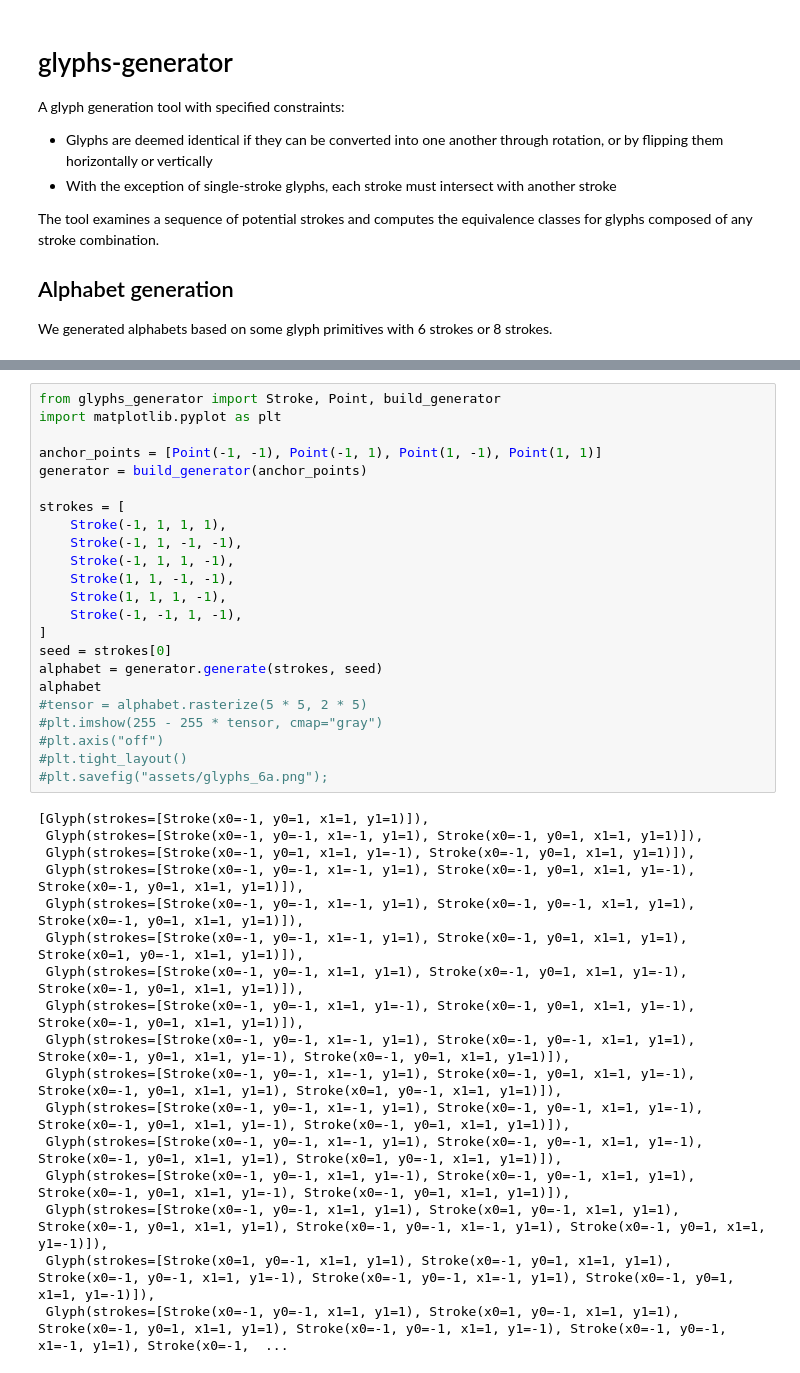
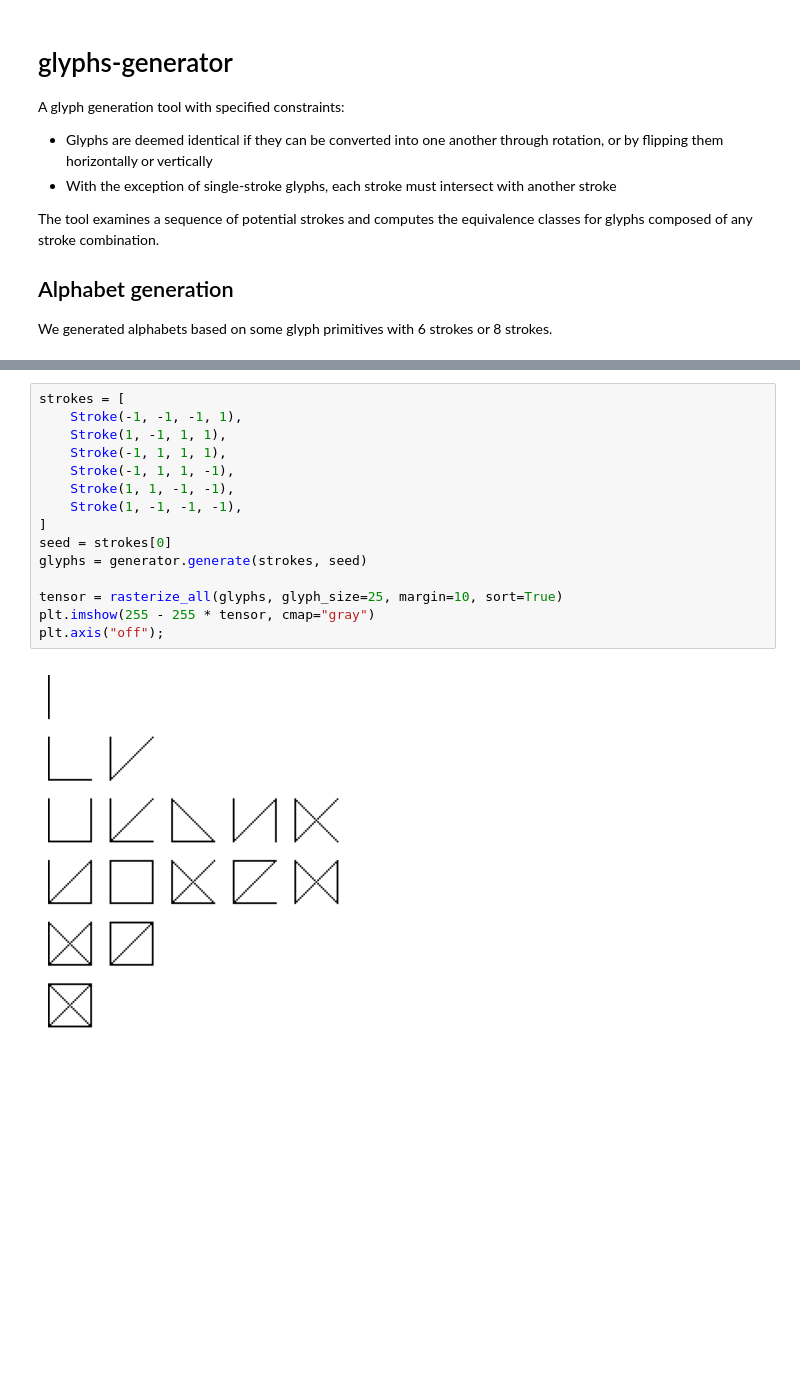
Before and after one commit to v4nn4/glyphs-generator, a Jupyter notebook: Demo.ipynb, the cells around one changed output, grey strips where cells are left out. Drawn from its saved outputs; the diff is of its cells as text; blank space fills up the shorter version.

```diff
--- a/Demo.ipynb
+++ b/Demo.ipynb
@@ -36,40 +50,17 @@ plt.savefig("assets/glyphs_6a.png");
 # %%
-from glyphs_generator import Stroke, Point, build_generator
-import matplotlib.pyplot as plt
-
-anchor_points = [Point(-1, -1), Point(-1, 1), Point(1, -1), Point(1, 1)]
-generator = build_generator(anchor_points)
-
 strokes = [
+    Stroke(-1, -1, -1, 1),
+    Stroke(1, -1, 1, 1),
     Stroke(-1, 1, 1, 1),
-    Stroke(-1, 1, -1, -1),
     Stroke(-1, 1, 1, -1),
     Stroke(1, 1, -1, -1),
-    Stroke(1, 1, 1, -1),
-    Stroke(-1, -1, 1, -1),
+    Stroke(1, -1, -1, -1),
 ]
 seed = strokes[0]
-alphabet = generator.generate(strokes, seed)
-alphabet
-#tensor = alphabet.rasterize(5 * 5, 2 * 5)
-#plt.imshow(255 - 255 * tensor, cmap="gray")
-#plt.axis("off")
-#plt.tight_layout()
-#plt.savefig("assets/glyphs_6a.png");
+glyphs = generator.generate(strokes, seed)
+
+tensor = rasterize_all(glyphs, glyph_size=25, margin=10, sort=True)
+plt.imshow(255 - 255 * tensor, cmap="gray")
+plt.axis("off");
 # %% [output]
-[Glyph(strokes=[Stroke(x0=-1, y0=1, x1=1, y1=1)]),
- Glyph(strokes=[Stroke(x0=-1, y0=-1, x1=-1, y1=1), Stroke(x0=-1, y0=1, x1=1, y1=1)]),
- Glyph(strokes=[Stroke(x0=-1, y0=1, x1=1, y1=-1), Stroke(x0=-1, y0=1, x1=1, y1=1)]),
- Glyph(strokes=[Stroke(x0=-1, y0=-1, x1=-1, y1=1), Stroke(x0=-1, y0=1, x1=1, y1=-1), Stroke(x0=-1, y0=1, x1=1, y1=1)]),
- Glyph(strokes=[Stroke(x0=-1, y0=-1, x1=-1, y1=1), Stroke(x0=-1, y0=-1, x1=1, y1=1), Stroke(x0=-1, y0=1, x1=1, y1=1)]),
- Glyph(strokes=[Stroke(x0=-1, y0=-1, x1=-1, y1=1), Stroke(x0=-1, y0=1, x1=1, y1=1), Stroke(x0=1, y0=-1, x1=1, y1=1)]),
- Glyph(strokes=[Stroke(x0=-1, y0=-1, x1=1, y1=1), Stroke(x0=-1, y0=1, x1=1, y1=-1), Stroke(x0=-1, y0=1, x1=1, y1=1)]),
- Glyph(strokes=[Stroke(x0=-1, y0=-1, x1=1, y1=-1), Stroke(x0=-1, y0=1, x1=1, y1=-1), Stroke(x0=-1, y0=1, x1=1, y1=1)]),
- Glyph(strokes=[Stroke(x0=-1, y0=-1, x1=-1, y1=1), Stroke(x0=-1, y0=-1, x1=1, y1=1), Stroke(x0=-1, y0=1, x1=1, y1=-1), Stroke(x0=-1, y0=1, x1=1, y1=1)]),
- Glyph(strokes=[Stroke(x0=-1, y0=-1, x1=-1, y1=1), Stroke(x0=-1, y0=1, x1=1, y1=-1), Stroke(x0=-1, y0=1, x1=1, y1=1), Stroke(x0=1, y0=-1, x1=1, y1=1)]),
- Glyph(strokes=[Stroke(x0=-1, y0=-1, x1=-1, y1=1), Stroke(x0=-1, y0=-1, x1=1, y1=-1), Stroke(x0=-1, y0=1, x1=1, y1=-1), Stroke(x0=-1, y0=1, x1=1, y1=1)]),
- Glyph(strokes=[Stroke(x0=-1, y0=-1, x1=-1, y1=1), Stroke(x0=-1, y0=-1, x1=1, y1=-1), Stroke(x0=-1, y0=1, x1=1, y1=1), Stroke(x0=1, y0=-1, x1=1, y1=1)]),
- Glyph(strokes=[Stroke(x0=-1, y0=-1, x1=1, y1=-1), Stroke(x0=-1, y0=-1, x1=1, y1=1), Stroke(x0=-1, y0=1, x1=1, y1=-1), Stroke(x0=-1, y0=1, x1=1, y1=1)]),
- Glyph(strokes=[Stroke(x0=-1, y0=-1, x1=1, y1=1), Stroke(x0=1, y0=-1, x1=1, y1=1), Stroke(x0=-1, y0=1, x1=1, y1=1), Stroke(x0=-1, y0=-1, x1=-1, y1=1), Stroke(x0=-1, y0=1, x1=1, y1=-1)]),
- Glyph(strokes=[Stroke(x0=1, y0=-1, x1=1, y1=1), Stroke(x0=-1, y0=1, x1=1, y1=1), Stroke(x0=-1, y0=-1, x1=1, y1=-1), Stroke(x0=-1, y0=-1, x1=-1, y1=1), Stroke(x0=-1, y0=1, x1=1, y1=-1)]),
- Glyph(strokes=[Stroke(x0=-1, y0=-1, x1=1, y1=1), Stroke(x0=1, y0=-1, x1=1, y1=1), Stroke(x0=-1, y0=1, x1=1, y1=1), Stroke(x0=-1, y0=-1, x1=1, y1=-1), Stroke(x0=-1, y0=-1, x1=-1, y1=1), Stroke(x0=-1,  ...
+[figure, added]
```
Also changed, not shown: parts of 7 cells of this notebook, 14 other files.
